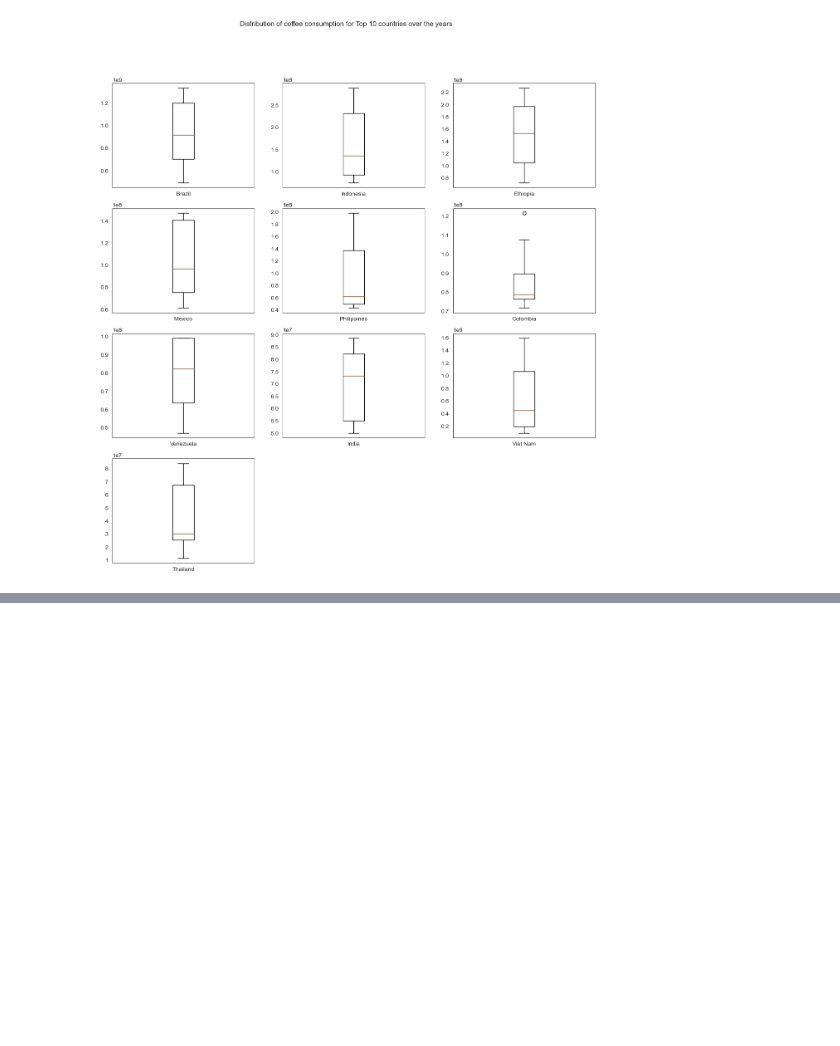
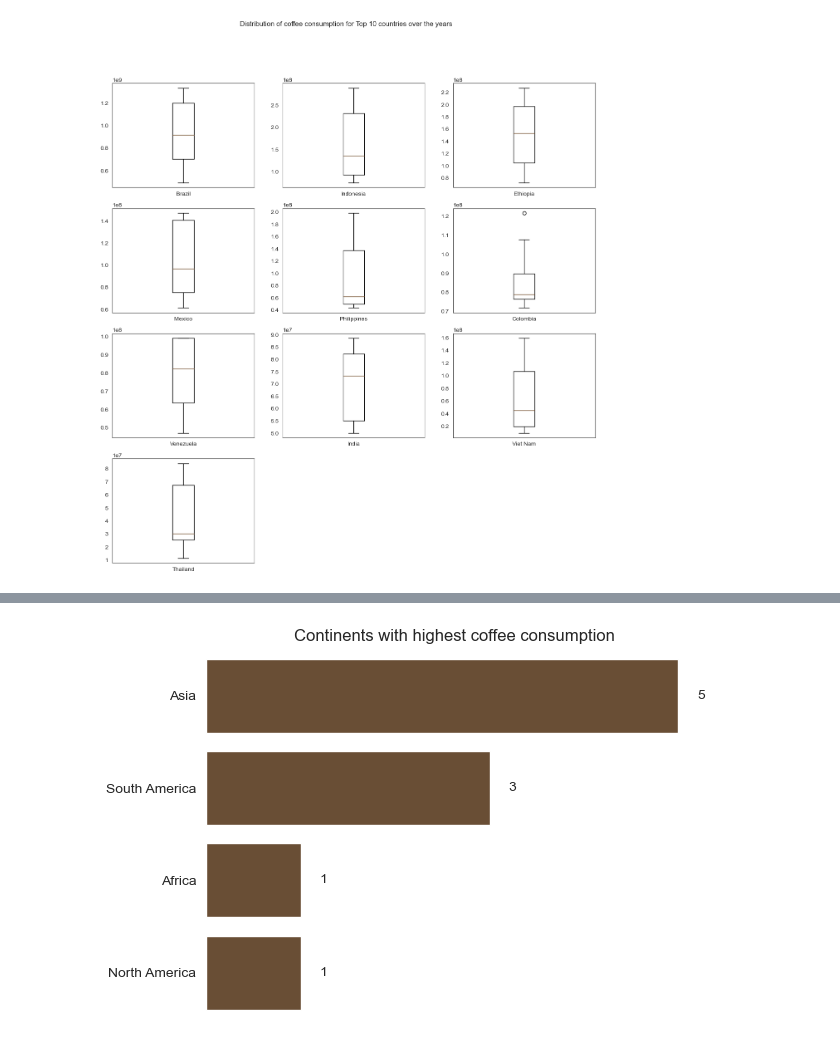
Before and after one commit to samaregbesola/coffee-domestic-consumption-analysis, a Jupyter notebook: notebooks/coffee_domestic_consumption_clean_and_EDA.ipynb, the cells around one changed output, grey strips where cells are left out. Cells and saved outputs as stored; diff of their text form; code cells hidden in the pictures; blank space fills up the shorter version.

```diff
--- a/notebooks/coffee_domestic_consumption_clean_and_EDA.ipynb
+++ b/notebooks/coffee_domestic_consumption_clean_and_EDA.ipynb
@@ -412,0 +441,10 @@ plt.show()
+# %%
+# plot continent with highest consumption
+plot_countplot(data=top_10_countries_sorted,
+               column='continent',
+               order=highest_continents.index,
+               title="Continents with highest coffee consumption",
+               image_name='highest_continents'
+               )
+# %% [output]
+[figure, added]
```
Also changed, not shown: parts of 19 cells of this notebook, 10 other files.
